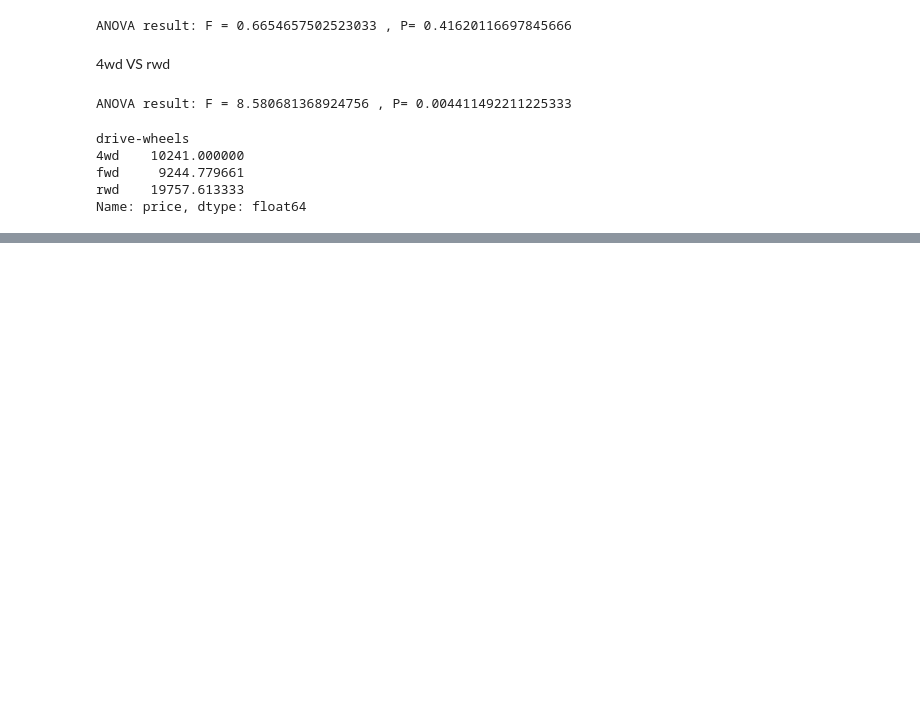
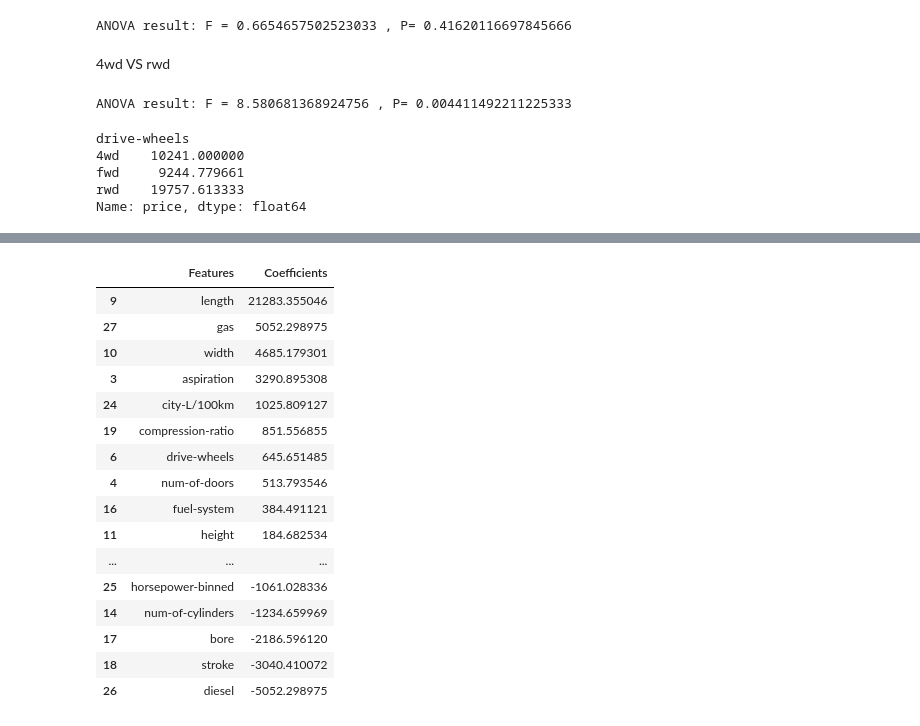
Before and after one commit to zayazaku/data_analysis, a Jupyter notebook: new_car_statistic.ipynb, the cells around one changed output, grey strips where cells are left out. Saved outputs shown, nothing was run; the diff lists cells and outputs as text; code cells hidden in the pictures; blank space fills up the shorter version.

```diff
--- a/new_car_statistic.ipynb
+++ b/new_car_statistic.ipynb
@@ -303,0 +334,24 @@ Name: price, dtype: float64
+# %%
+y = df_processed["price"]
+X = df_processed.drop(["price"], axis=1)
+# %%
+from sklearn.model_selection import train_test_split
+X_train, X_test, y_train,  y_test = train_test_split(X, y, test_size=0.3, random_state = 0)
+# %%
+regr = linear_model.LinearRegression()
+
+# Train the model using the training sets
+regr.fit(X_train, y_train)
+
+# Make predictions using the testing set
+y_pred = regr.predict(X_test)
+
+# The coefficients
+print('Coefficients: \n',  regr.coef_)
+print('Intercept: \n',  regr.intercept_)
+# The mean squared error
+print('Mean absolute error: %.2f'
+      % mean_absolute_error(y_test, y_pred))
+# The coefficient of determination: 1 is perfect prediction
+print('Coefficient of determination: %.2f'
+      % r2_score(y_test, y_pred))
@@ -303,0 +371,21 @@ Name: price, dtype: float64
+# %%
+regr_coef = pd.DataFrame(zip(X.columns, regr.coef_), columns = ['Features', 'Coefficients'])
+regr_coef.sort_values(by='Coefficients', ascending = False)
+# %% [output]
+|  | Features | Coefficients |
+| 9 | length | 21283.355046 |
+| 27 | gas | 5052.298975 |
+| 10 | width | 4685.179301 |
+| 3 | aspiration | 3290.895308 |
+| 24 | city-L/100km | 1025.809127 |
+| 19 | compression-ratio | 851.556855 |
+| 6 | drive-wheels | 645.651485 |
+| 4 | num-of-doors | 513.793546 |
+| 16 | fuel-system | 384.491121 |
+| 11 | height | 184.682534 |
+| ... | ... | ... |
+| 25 | horsepower-binned | -1061.028336 |
+| 14 | num-of-cylinders | -1234.659969 |
+| 17 | bore | -2186.596120 |
+| 18 | stroke | -3040.410072 |
+| 26 | diesel | -5052.298975 |
```
Also changed, not shown: parts of 5 cells of this notebook.
